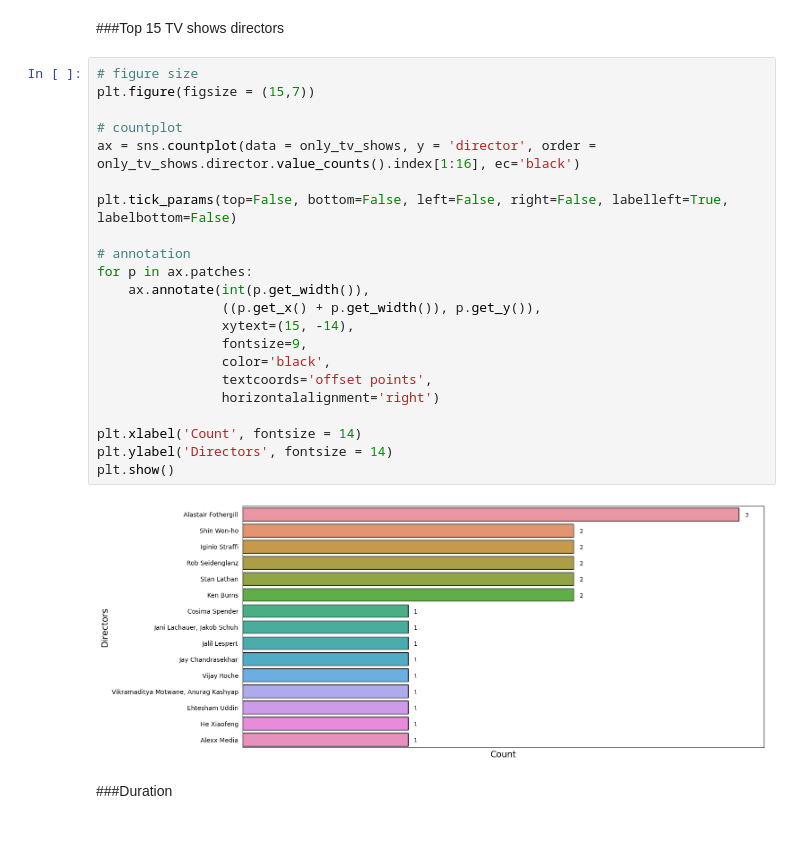
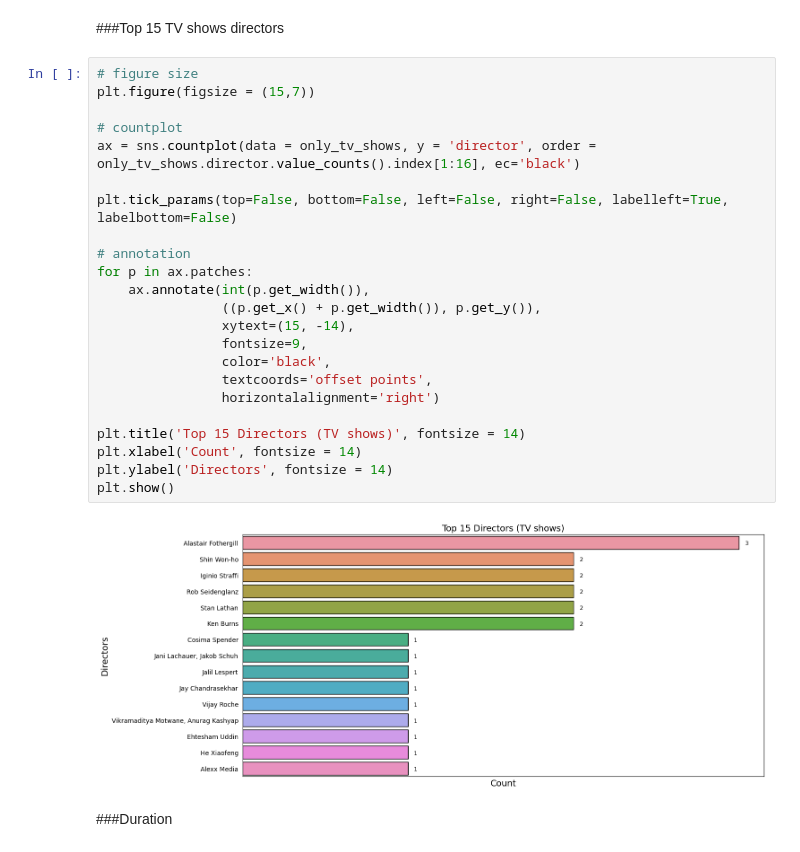
Before and after one commit to Azhar-ali7/Netflix-Movies-TVshow-unsupervised, a Jupyter notebook: Final_Netflix_Movies_and_tv_shows_Clustering.ipynb, the cells around one changed output. Drawn from its saved outputs; the diff is of its cells as text.

```diff
--- a/Final_Netflix_Movies_and_tv_shows_Clustering.ipynb
+++ b/Final_Netflix_Movies_and_tv_shows_Clustering.ipynb
@@ -756,27 +776,28 @@ plt.show()
 # %%
 # figure size
 plt.figure(figsize = (15,7))
 
 # countplot
 ax = sns.countplot(data = only_tv_shows, y = 'director', order = only_tv_shows.director.value_counts().index[1:16], ec='black')
 
 plt.tick_params(top=False, bottom=False, left=False, right=False, labelleft=True, labelbottom=False)
 
 # annotation
 for p in ax.patches:
     ax.annotate(int(p.get_width()),
                 ((p.get_x() + p.get_width()), p.get_y()),
                 xytext=(15, -14),
                 fontsize=9,
                 color='black',
                 textcoords='offset points',
                 horizontalalignment='right')
 
+plt.title('Top 15 Directors (TV shows)', fontsize = 14)
 plt.xlabel('Count', fontsize = 14)
 plt.ylabel('Directors', fontsize = 14)
 plt.show()
 # %% [output]
-[figure, old version]
+[figure, new version]
 # %% [markdown]
 ###Duration
 # %%
```
Also changed, not shown: parts of 48 cells of this notebook.
